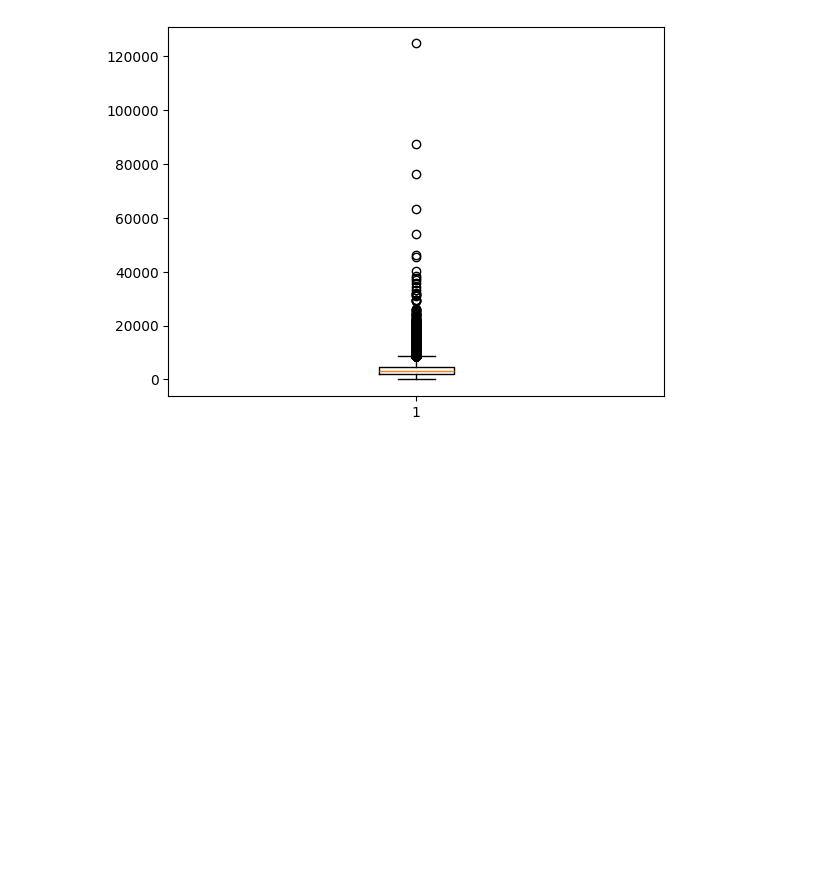
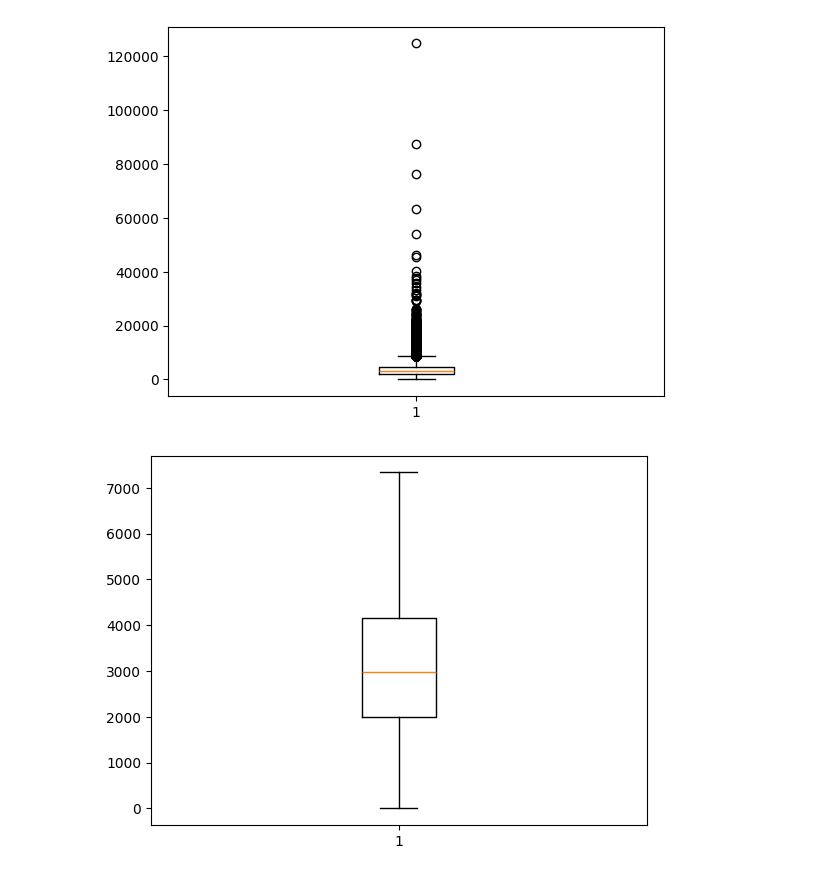
Before and after one commit to sameerbatra1/Store-Sales-Prediction, a Jupyter notebook: Store Sales.ipynb, the cells around one changed output. Saved outputs shown, nothing was run; the diff lists cells and outputs as text; code cells hidden in the pictures; blank space fills up the shorter version.

```diff
--- a/Store Sales.ipynb
+++ b/Store Sales.ipynb
@@ -568,3 +536,21 @@ dtype: object
 plt.boxplot(df_train['sales']);
 # %% [output]
 [figure]
+# %%
+q1 = np.quantile(df_train["sales"], 0.25)
+
+q3 = np.quantile(df_train["sales"], 0.75)
+
+iqr = q3-q1
+
+
+upper_bound = q3 + (1*iqr)
+lower_bound = q1 - (1*iqr)
+
+
+outliers = (df_train["sales"] < lower_bound) | (df_train["sales"] > upper_bound)
+df_train = df_train[~outliers]
+# %%
+plt.boxplot(df_train['sales']);
+# %% [output]
+[figure, added]
```
Also changed, not shown: parts of 26 cells of this notebook.
